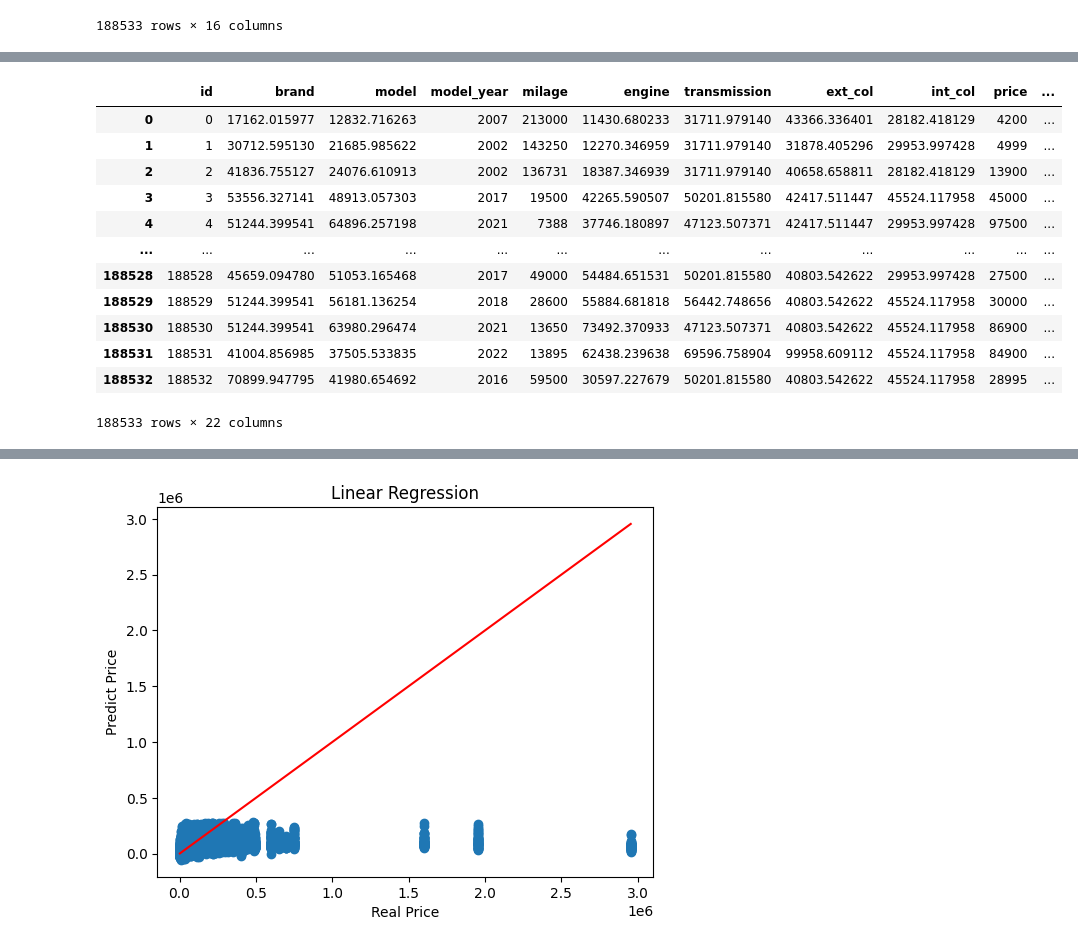
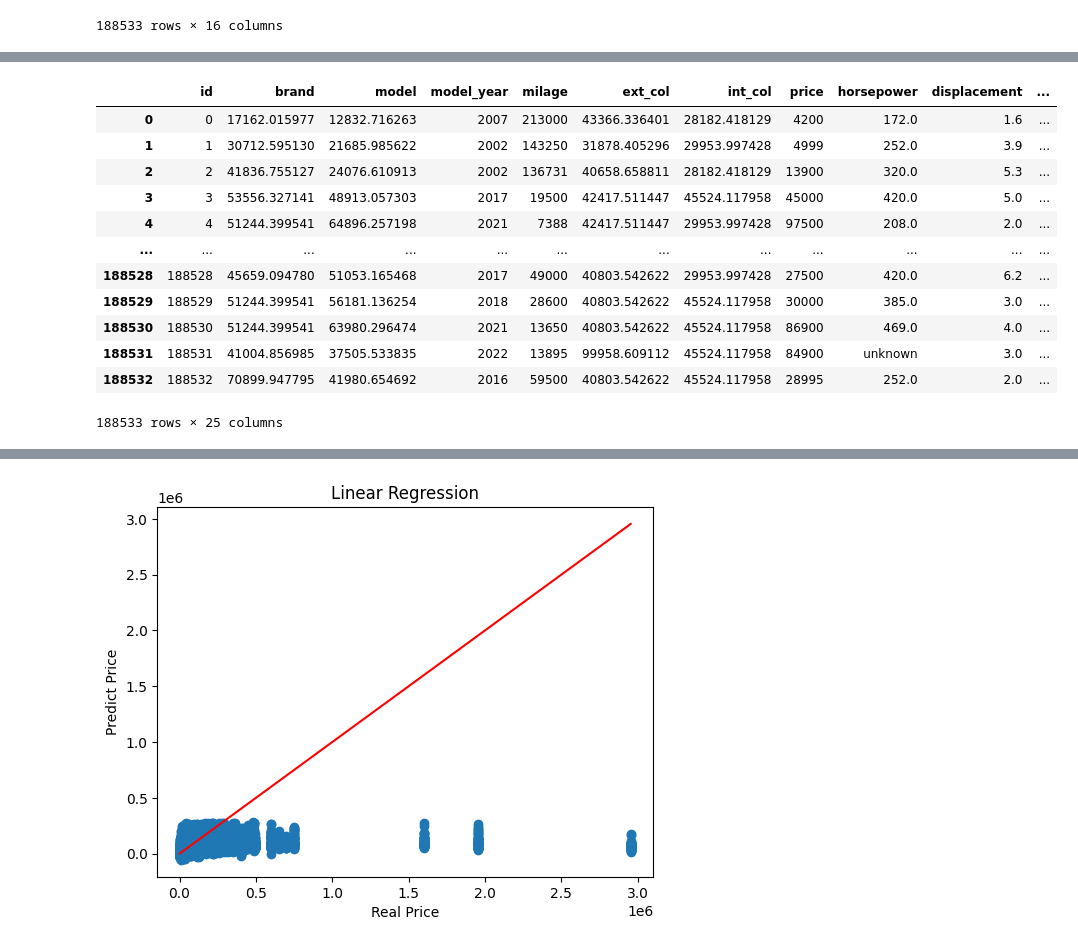
Before and after one commit to ThaylaalyahT/AA_TP1, a Jupyter notebook: car_price_prediction_test.ipynb, the cells around one changed output, grey strips where cells are left out. Saved outputs shown, nothing was run; the diff lists cells and outputs as text; code cells hidden in the pictures.

```diff
--- a/car_price_prediction_test.ipynb
+++ b/car_price_prediction_test.ipynb
@@ -44,9 +44,10 @@ train
 train['horsepower'] = train['engine'].str.extract(r'(\d+\.?\d*)HP').astype(float)
 train['displacement'] = train['engine'].str.extract(r'(\d+\.?\d*)L').astype(float)
 train['cylinders'] = train['engine'].str.extract(r'(\d+)\s*Cylinder').astype(float)
+train['fuel_type'] = train['fuel_type'].replace('not supported', 'unknown')
 
 no_engine = (train['horsepower'].isnull() & train['horsepower'].isnull() & train['horsepower'].isnull())
-train['Eletric'] = np.where(no_engine, 1,0)
+train['eletric'] = np.where(no_engine, 1,0)
 train.drop(columns= ['engine'], inplace=True)
 
 # 'displacement', 'cylinders']] = train['engine'].str.split('', expand= True)
@@ -66,3 +67,14 @@ train
 | 188531 | 188531 | Audi | S5 3.0T Prestige | 2022 | 13895 | Gasoline | 1-Speed Automatic | Daytona Gray Pearl Effect | Black | None reported | ... |
 | 188532 | 188532 | Porsche | Macan Base | 2016 | 59500 | Gasoline | Transmission w/Dual Shift Mode | White | Black | None reported | ... |
 188533 rows × 16 columns
+# %%
+train['transmission_type'] = train['transmission'].str.extract(
+    r'(A/T|M/T|CVT|Auto-Shift|Dual Shift|Overdrive Switch|Automatic|Manual)'
+)
+train['transmission_speed'] = train['transmission'].str.extract(
+    r'(1|5|6|7|8|9|10|)'
+).replace('', 0)
+
+train = train.drop('transmission', axis = 1)
+
+train
@@ -122,32 +149,32 @@ train
 # %%
-categorical_cols = ['brand', 'model', 'engine', 'transmission', 'ext_col', 'int_col']
+categorical_cols = ['brand', 'model', 'ext_col', 'int_col']
 categorical_cols2 = ['fuel_type', 'accident', 'clean_title']
  # numeric_cols = ['id', 'model_year', 'milage']
 
 te = TargetEncoder(cols=categorical_cols)
 train[categorical_cols] = te.fit_transform(train[categorical_cols], train['price'])
 test[categorical_cols] = te.transform(test[categorical_cols])
 
 ohe = OneHotEncoder(handle_unknown='ignore', sparse_output= False).set_output(transform='pandas')
 ohetransform = ohe.fit_transform(train[categorical_cols2])
 
 train = pd.concat([train, ohetransform], axis=1).drop(columns= train[categorical_cols2])
 
 train
 # %% [output]
-|  | id | brand | model | model_year | milage | engine | transmission | ext_col | int_col | price | ... |
-| 0 | 0 | 17162.015977 | 12832.716263 | 2007 | 213000 | 11430.680233 | 31711.979140 | 43366.336401 | 28182.418129 | 4200 | ... |
-| 1 | 1 | 30712.595130 | 21685.985622 | 2002 | 143250 | 12270.346959 | 31711.979140 | 31878.405296 | 29953.997428 | 4999 | ... |
-| 2 | 2 | 41836.755127 | 24076.610913 | 2002 | 136731 | 18387.346939 | 31711.979140 | 40658.658811 | 28182.418129 | 13900 | ... |
-| 3 | 3 | 53556.327141 | 48913.057303 | 2017 | 19500 | 42265.590507 | 50201.815580 | 42417.511447 | 45524.117958 | 45000 | ... |
-| 4 | 4 | 51244.399541 | 64896.257198 | 2021 | 7388 | 37746.180897 | 47123.507371 | 42417.511447 | 29953.997428 | 97500 | ... |
+|  | id | brand | model | model_year | milage | ext_col | int_col | price | horsepower | displacement | ... |
+| 0 | 0 | 17162.015977 | 12832.716263 | 2007 | 213000 | 43366.336401 | 28182.418129 | 4200 | 172.0 | 1.6 | ... |
+| 1 | 1 | 30712.595130 | 21685.985622 | 2002 | 143250 | 31878.405296 | 29953.997428 | 4999 | 252.0 | 3.9 | ... |
+| 2 | 2 | 41836.755127 | 24076.610913 | 2002 | 136731 | 40658.658811 | 28182.418129 | 13900 | 320.0 | 5.3 | ... |
+| 3 | 3 | 53556.327141 | 48913.057303 | 2017 | 19500 | 42417.511447 | 45524.117958 | 45000 | 420.0 | 5.0 | ... |
+| 4 | 4 | 51244.399541 | 64896.257198 | 2021 | 7388 | 42417.511447 | 29953.997428 | 97500 | 208.0 | 2.0 | ... |
 | ... | ... | ... | ... | ... | ... | ... | ... | ... | ... | ... | ... |
-| 188528 | 188528 | 45659.094780 | 51053.165468 | 2017 | 49000 | 54484.651531 | 50201.815580 | 40803.542622 | 29953.997428 | 27500 | ... |
-| 188529 | 188529 | 51244.399541 | 56181.136254 | 2018 | 28600 | 55884.681818 | 56442.748656 | 40803.542622 | 45524.117958 | 30000 | ... |
-| 188530 | 188530 | 51244.399541 | 63980.296474 | 2021 | 13650 | 73492.370933 | 47123.507371 | 40803.542622 | 45524.117958 | 86900 | ... |
-| 188531 | 188531 | 41004.856985 | 37505.533835 | 2022 | 13895 | 62438.239638 | 69596.758904 | 99958.609112 | 45524.117958 | 84900 | ... |
-| 188532 | 188532 | 70899.947795 | 41980.654692 | 2016 | 59500 | 30597.227679 | 50201.815580 | 40803.542622 | 45524.117958 | 28995 | ... |
+| 188528 | 188528 | 45659.094780 | 51053.165468 | 2017 | 49000 | 40803.542622 | 29953.997428 | 27500 | 420.0 | 6.2 | ... |
+| 188529 | 188529 | 51244.399541 | 56181.136254 | 2018 | 28600 | 40803.542622 | 45524.117958 | 30000 | 385.0 | 3.0 | ... |
+| 188530 | 188530 | 51244.399541 | 63980.296474 | 2021 | 13650 | 40803.542622 | 45524.117958 | 86900 | 469.0 | 4.0 | ... |
+| 188531 | 188531 | 41004.856985 | 37505.533835 | 2022 | 13895 | 99958.609112 | 45524.117958 | 84900 | unknown | 3.0 | ... |
+| 188532 | 188532 | 70899.947795 | 41980.654692 | 2016 | 59500 | 40803.542622 | 45524.117958 | 28995 | 252.0 | 2.0 | ... |
-188533 rows × 22 columns
+188533 rows × 25 columns
 # %%
 
 X_train = train.drop(columns= ['price', 'id'])
```
Also changed, not shown: parts of 4 cells of this notebook.
